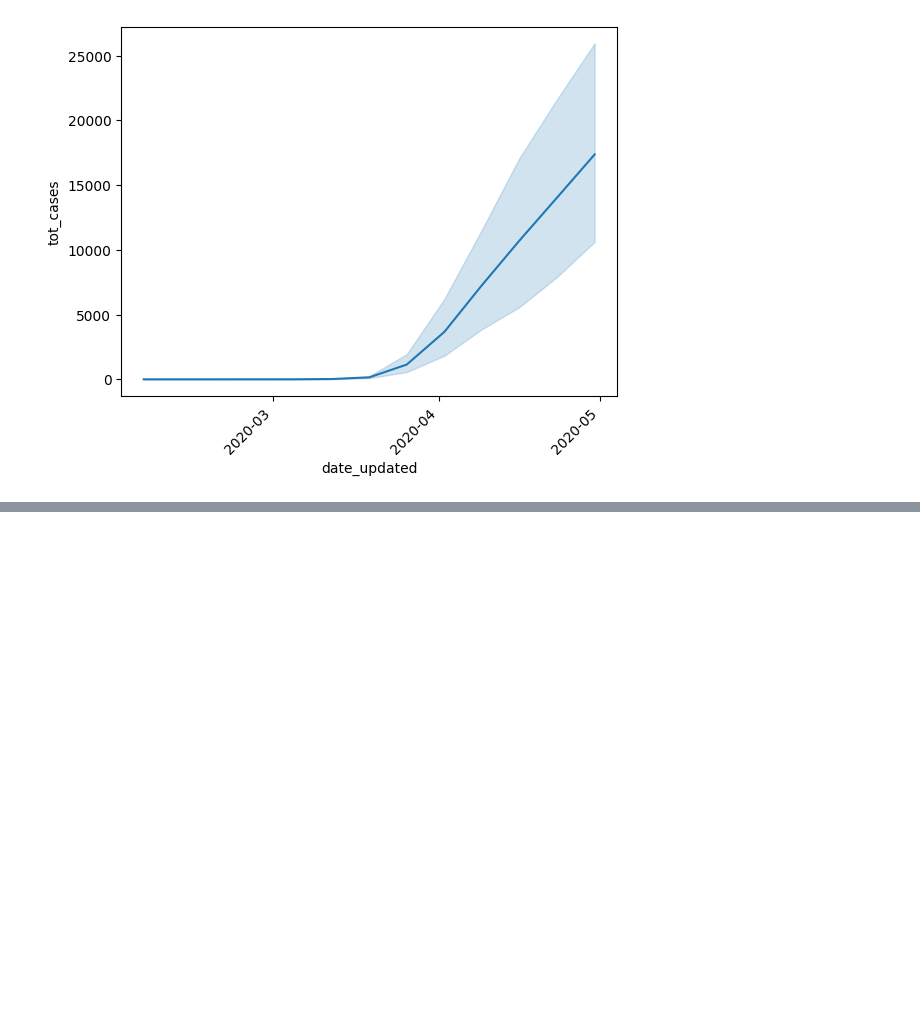
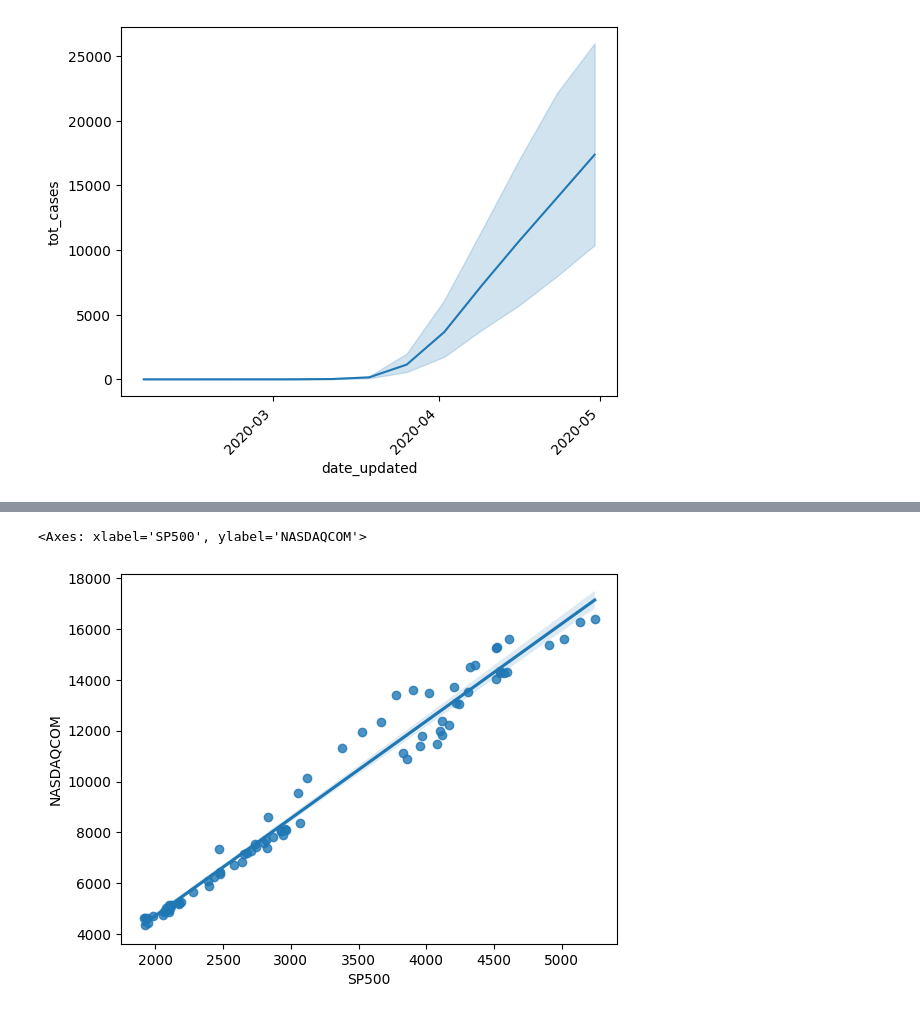
Before and after one commit to lastxxix/USEconomicAnalysis_DataScience, a Jupyter notebook: EDA.ipynb, the cells around one changed output, grey strips where cells are left out. Cells and saved outputs as stored; diff of their text form; code cells hidden in the pictures; blank space fills up the shorter version.

```diff
--- a/EDA.ipynb
+++ b/EDA.ipynb
@@ -119,0 +157,5 @@ sns.lineplot(inflation[inflationIndex2020], ax=ax[2])
+# %%
+sns.regplot(data=data, x=data['SP500'], y=data['NASDAQCOM'])
+# %% [output]
+<Axes: xlabel='SP500', ylabel='NASDAQCOM'>
+[figure, added]
```
Also changed, not shown: parts of 6 cells of this notebook, 5 other files.
